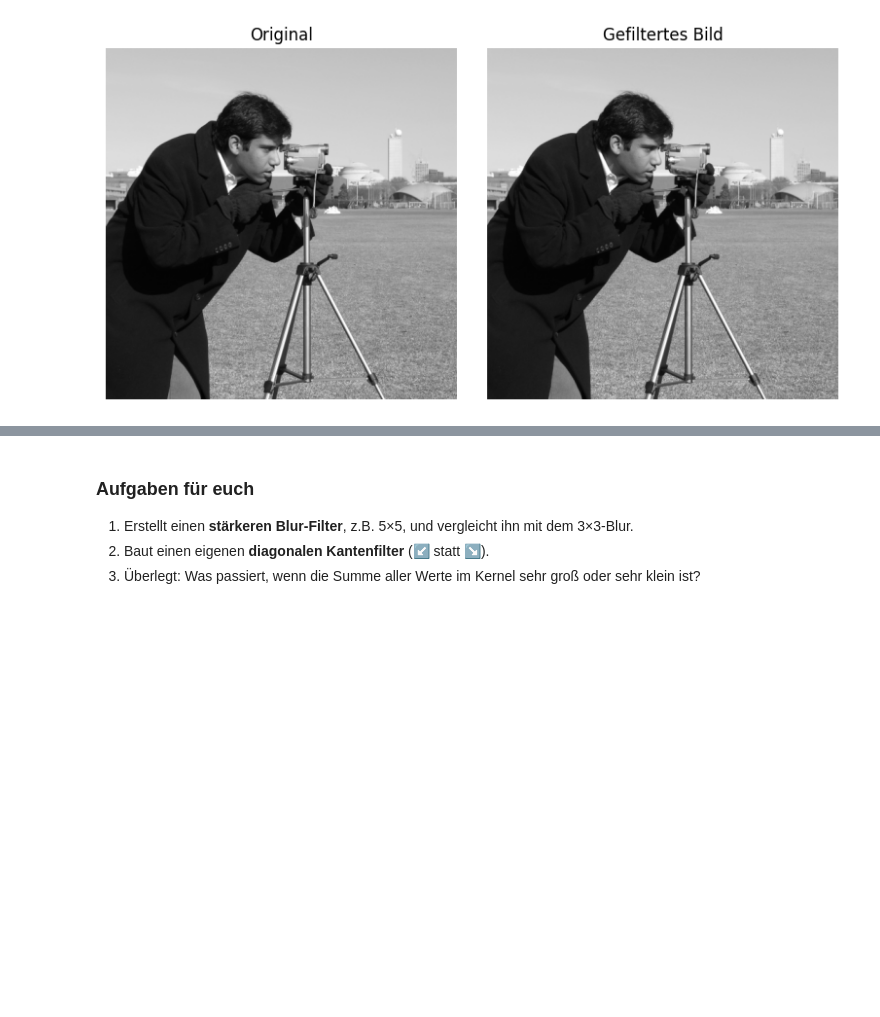
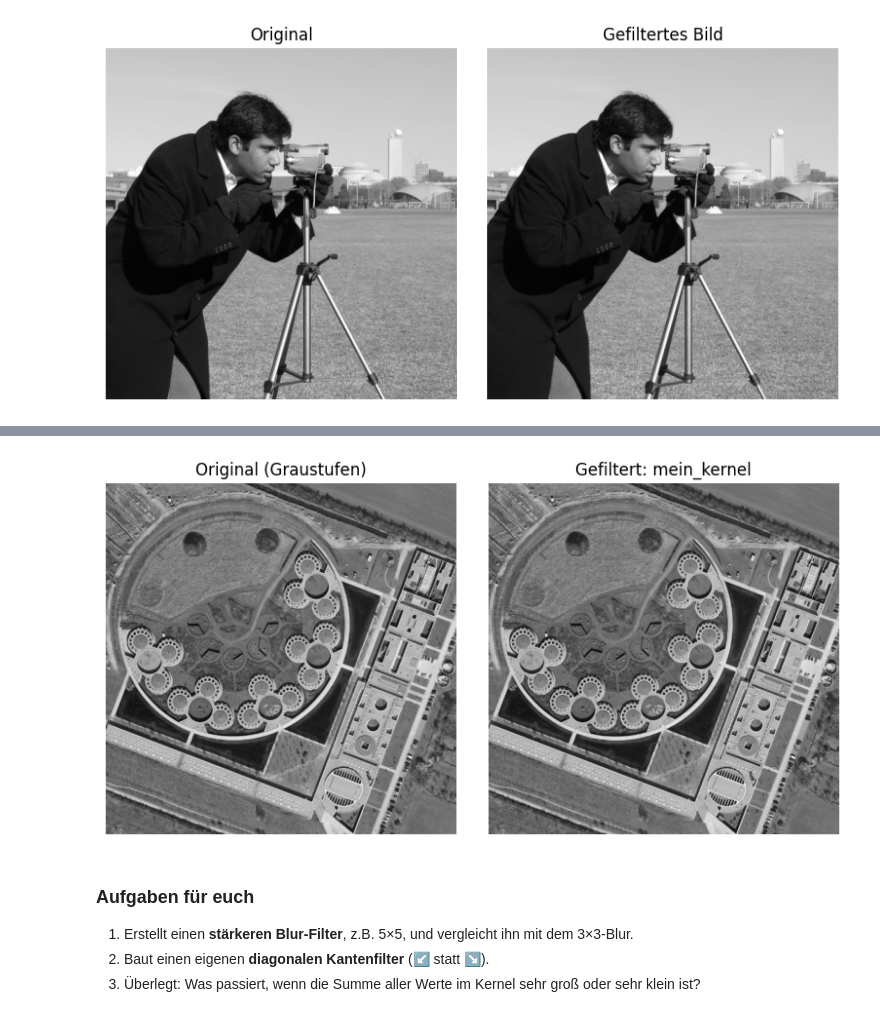
Before and after one commit to grndng/workshop_els, a Jupyter notebook: 06_Filter_Experimente.ipynb, the cells around one changed output, grey strips where cells are left out. Cells and saved outputs as stored; diff of their text form; code cells hidden in the pictures; blank space fills up the shorter version.

```diff
--- a/06_Filter_Experimente.ipynb
+++ b/06_Filter_Experimente.ipynb
@@ -166,0 +175,6 @@ Mein Kernel:
+# %%
+my_kernel = np.array([[0, 0, 0,],
+                      [0, 1, 0],
+                      [0, 0, 0]])
+
+kernels.update({"mein_kernel":my_kernel})
@@ -167,3 +228,9 @@ Mein Kernel:
+# %%
+IMAGE_URL = "https://www.berlin.de/sen/sbw/_assets/stadtdaten/geoportal/landesvermessung/tierheim_800.jpg"
+
+apply_filter_from_url(IMAGE_URL, kernel_name="mein_kernel")
+# %% [output]
+[figure, added]
 # %% [markdown]
 ### Aufgaben für euch
 
```
Also changed, not shown: parts of 3 cells of this notebook.
